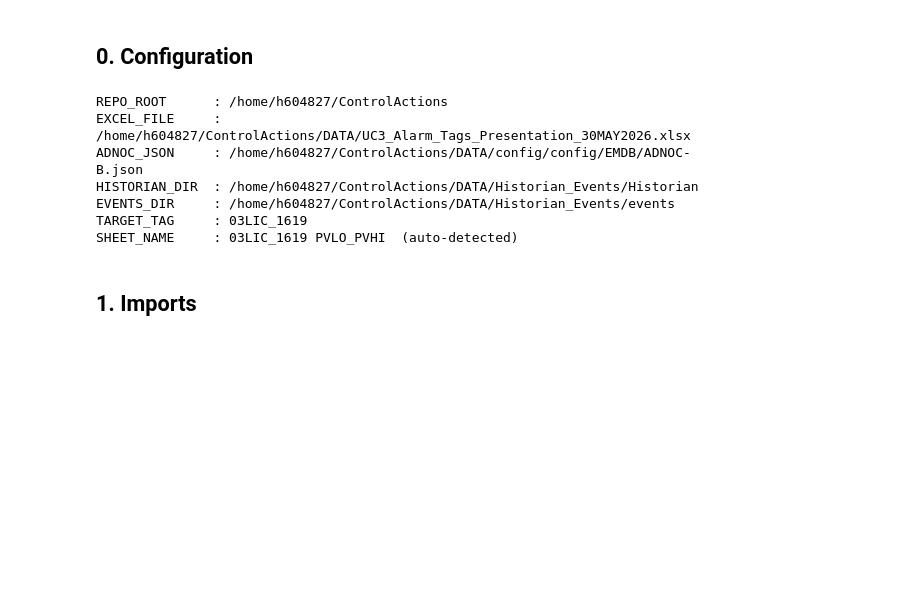
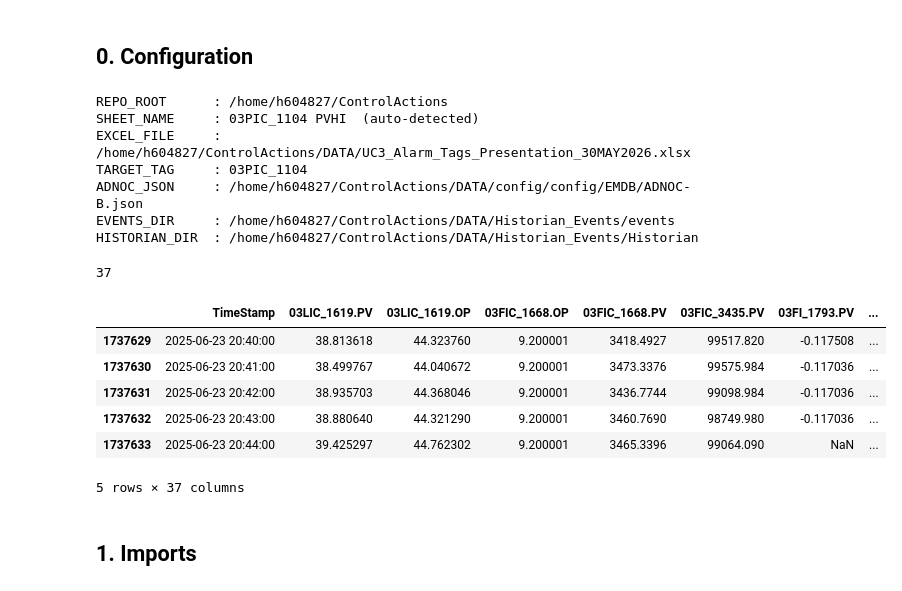
Before and after one commit to H604827/ControlActions, a Jupyter notebook: SRC/historian_events_loader.ipynb, the cells around one changed output. Drawn from its saved outputs; the diff is of its cells as text; code cells hidden in the pictures; blank space fills up the shorter version.

```diff
--- a/SRC/historian_events_loader.ipynb
+++ b/SRC/historian_events_loader.ipynb
@@ -27,8 +27,15 @@ EXCEL_FILE         = os.path.join(DATA_DIR, 'UC3_Alarm_Tags_Presentation_30MAY20
 ADNOC_JSON         = os.path.join(DATA_DIR, 'config', 'config', 'EMDB', 'ADNOC-B.json')
 
 # ── Target alarm tag ──────────────────────────────────────────────────────────
-TARGET_TAG         = '03LIC_1619'
+TARGET_TAG         = '03PIC_1104'
 EXCEL_HEADER_ROW   = 6      # 0-indexed row that contains column headers
+
+# ── Per-tag asset ID overrides ─────────────────────────────────────────────────
+# If a tag's assets are known and should not be auto-derived from the Excel sheet,
+# list them explicitly here. Keys are TARGET_TAG values.
+ASSET_ID_OVERRIDE = {
+    '03LIC_1071': ['1E', '1F', '1I', '1K', '1L'],
+}
 
 # Auto-detect the sheet whose name contains TARGET_TAG
 import openpyxl
@@ -39,21 +46,41 @@ if not _matches:
     raise ValueError(f"No sheet found containing '{TARGET_TAG}' in {EXCEL_FILE}")
 SHEET_NAME = _matches[0]
 
+
 print(f"REPO_ROOT      : {REPO_ROOT}")
+print(f"SHEET_NAME     : {SHEET_NAME}  (auto-detected)")
+
 print(f"EXCEL_FILE     : {EXCEL_FILE}")
+print(f"TARGET_TAG     : {TARGET_TAG}")
+
 print(f"ADNOC_JSON     : {ADNOC_JSON}")
+print(f"EVENTS_DIR     : {EVENTS_DIR}")
 print(f"HISTORIAN_DIR  : {HISTORIAN_DIR}")
-print(f"EVENTS_DIR     : {EVENTS_DIR}")
-print(f"TARGET_TAG     : {TARGET_TAG}")
-print(f"SHEET_NAME     : {SHEET_NAME}  (auto-detected)")
 # %% [output]
 REPO_ROOT      : /home/h604827/ControlActions
+SHEET_NAME     : 03PIC_1104 PVHI  (auto-detected)
 EXCEL_FILE     : /home/h604827/ControlActions/DATA/UC3_Alarm_Tags_Presentation_30MAY2026.xlsx
+TARGET_TAG     : 03PIC_1104
 ADNOC_JSON     : /home/h604827/ControlActions/DATA/config/config/EMDB/ADNOC-B.json
+EVENTS_DIR     : /home/h604827/ControlActions/DATA/Historian_Events/events
 HISTORIAN_DIR  : /home/h604827/ControlActions/DATA/Historian_Events/Historian
-EVENTS_DIR     : /home/h604827/ControlActions/DATA/Historian_Events/events
-TARGET_TAG     : 03LIC_1619
-SHEET_NAME     : 03LIC_1619 PVLO_PVHI  (auto-detected)
+# %%
+import pandas as pd
+
+df = pd.read_parquet('/home/h604827/ControlActions/DATA/PV-OP_data/03LIC_1619_MAY_2026.parquet')
+len(df.columns)
+# %% [output]
+37
+# %%
+df.tail()
+# %% [output]
+|  | TimeStamp | 03LIC_1619.PV | 03LIC_1619.OP | 03FIC_1668.OP | 03FIC_1668.PV | 03FIC_3435.PV | 03FI_1793.PV | ... |
+| 1737629 | 2025-06-23 20:40:00 | 38.813618 | 44.323760 | 9.200001 | 3418.4927 | 99517.820 | -0.117508 | ... |
+| 1737630 | 2025-06-23 20:41:00 | 38.499767 | 44.040672 | 9.200001 | 3473.3376 | 99575.984 | -0.117036 | ... |
+| 1737631 | 2025-06-23 20:42:00 | 38.935703 | 44.368046 | 9.200001 | 3436.7744 | 99098.984 | -0.117036 | ... |
+| 1737632 | 2025-06-23 20:43:00 | 38.880640 | 44.321290 | 9.200001 | 3460.7690 | 98749.980 | -0.117036 | ... |
+| 1737633 | 2025-06-23 20:44:00 | 39.425297 | 44.762302 | 9.200001 | 3465.3396 | 99064.090 | NaN | ... |
+5 rows × 37 columns
 # %% [markdown]
 ## 1. Imports
 # %%
```
Also changed, not shown: parts of 14 cells of this notebook, 3 other files.
